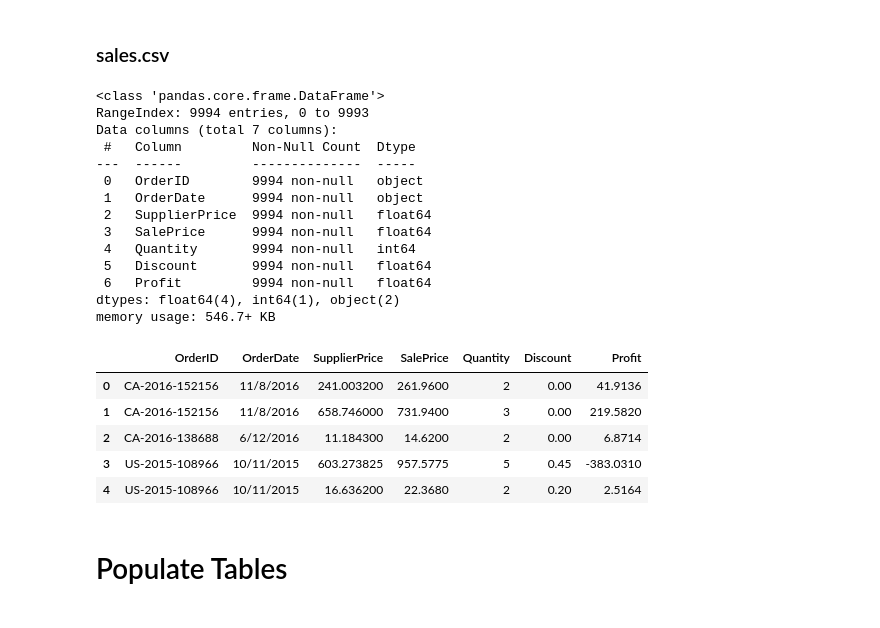
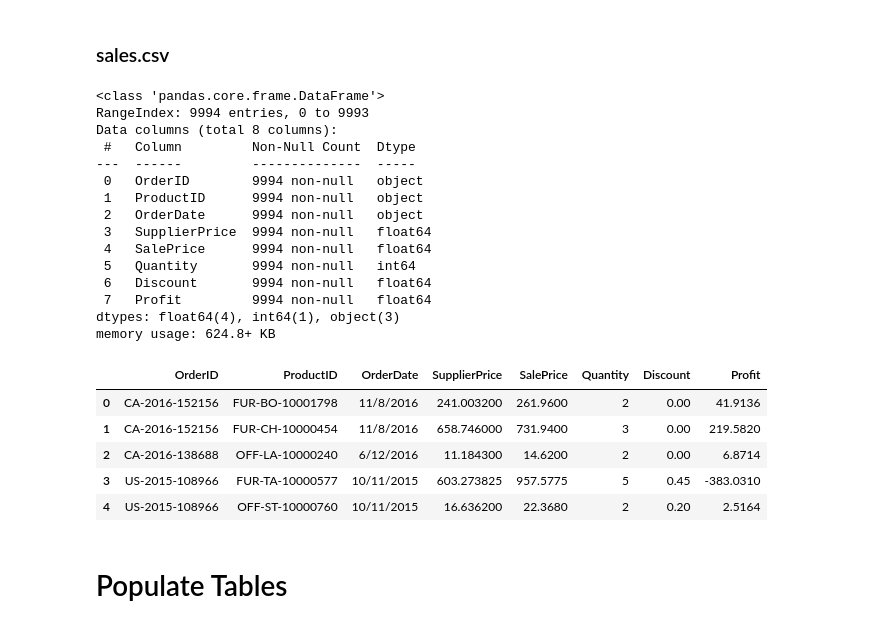
Before and after one commit to marcosmicozzi/Module02, a Jupyter notebook: m2p5s1.ipynb, the cells around one changed output. Saved outputs shown, nothing was run; the diff lists cells and outputs as text; code cells hidden in the pictures.

```diff
--- a/m2p5s1.ipynb
+++ b/m2p5s1.ipynb
@@ -452,31 +452,32 @@ products.to_csv("products.csv", index=False)
 # %% [markdown]
 ### sales.csv
 # %%
-sales = updated_csv[["OrderID", "OrderDate", "SupplierPrice", "SalePrice", "Quantity", "Discount", "Profit"]].copy()
+sales = updated_csv[["OrderID", "ProductID", "OrderDate", "SupplierPrice", "SalePrice", "Quantity", "Discount", "Profit"]].copy()
 # sales = sales.drop_duplicates(subset="OrderID")
 sales.info()
 sales.head(5)
 # %% [output]
 <class 'pandas.core.frame.DataFrame'>
 RangeIndex: 9994 entries, 0 to 9993
-Data columns (total 7 columns):
+Data columns (total 8 columns):
  #   Column         Non-Null Count  Dtype
 ---  ------         --------------  -----
  0   OrderID        9994 non-null   object
- 1   OrderDate      9994 non-null   object
- 2   SupplierPrice  9994 non-null   float64
- 3   SalePrice      9994 non-null   float64
- 4   Quantity       9994 non-null   int64
- 5   Discount       9994 non-null   float64
- 6   Profit         9994 non-null   float64
-dtypes: float64(4), int64(1), object(2)
-memory usage: 546.7+ KB
+ 1   ProductID      9994 non-null   object
+ 2   OrderDate      9994 non-null   object
+ 3   SupplierPrice  9994 non-null   float64
+ 4   SalePrice      9994 non-null   float64
+ 5   Quantity       9994 non-null   int64
+ 6   Discount       9994 non-null   float64
+ 7   Profit         9994 non-null   float64
+dtypes: float64(4), int64(1), object(3)
+memory usage: 624.8+ KB
-|  | OrderID | OrderDate | SupplierPrice | SalePrice | Quantity | Discount | Profit |
-| 0 | CA-2016-152156 | 11/8/2016 | 241.003200 | 261.9600 | 2 | 0.00 | 41.9136 |
-| 1 | CA-2016-152156 | 11/8/2016 | 658.746000 | 731.9400 | 3 | 0.00 | 219.5820 |
-| 2 | CA-2016-138688 | 6/12/2016 | 11.184300 | 14.6200 | 2 | 0.00 | 6.8714 |
-| 3 | US-2015-108966 | 10/11/2015 | 603.273825 | 957.5775 | 5 | 0.45 | -383.0310 |
-| 4 | US-2015-108966 | 10/11/2015 | 16.636200 | 22.3680 | 2 | 0.20 | 2.5164 |
+|  | OrderID | ProductID | OrderDate | SupplierPrice | SalePrice | Quantity | Discount | Profit |
+| 0 | CA-2016-152156 | FUR-BO-10001798 | 11/8/2016 | 241.003200 | 261.9600 | 2 | 0.00 | 41.9136 |
+| 1 | CA-2016-152156 | FUR-CH-10000454 | 11/8/2016 | 658.746000 | 731.9400 | 3 | 0.00 | 219.5820 |
+| 2 | CA-2016-138688 | OFF-LA-10000240 | 6/12/2016 | 11.184300 | 14.6200 | 2 | 0.00 | 6.8714 |
+| 3 | US-2015-108966 | FUR-TA-10000577 | 10/11/2015 | 603.273825 | 957.5775 | 5 | 0.45 | -383.0310 |
+| 4 | US-2015-108966 | OFF-ST-10000760 | 10/11/2015 | 16.636200 | 22.3680 | 2 | 0.20 | 2.5164 |
 # %%
 sales.to_csv("sales.csv", index=False)
 # %% [markdown]
```
